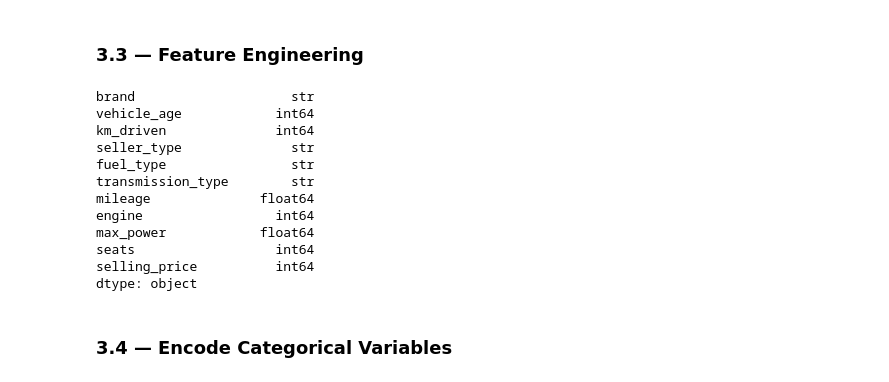
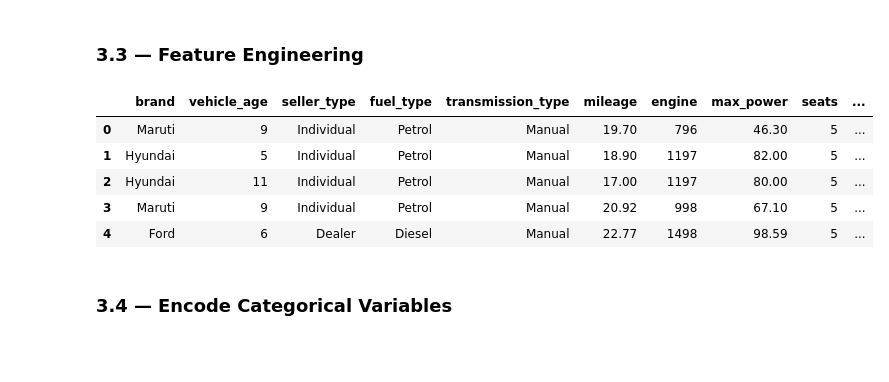
Before and after one commit to sufyan1105/Used-Car-Price-Prediction, a Jupyter notebook: used_car_price_predictor.ipynb, the cells around one changed output. Cells and saved outputs as stored; diff of their text form; code cells hidden in the pictures; blank space fills up the shorter version.

Commit message:
Did log for km_driven to fix the outliers in the data and dropped the column

```diff
--- a/used_car_price_predictor.ipynb
+++ b/used_car_price_predictor.ipynb
@@ -247,27 +247,31 @@ dtype: int64
 # %% [markdown]
 ### 3.3 — Feature Engineering
 # %%
-# HINT: You may already have car_age from EDA — reuse it here on df_clean instead of
-# recomputing from a 'year' column that doesn't exist in this dataset.
-# - This dataset's mileage/engine/max_power are already plain numbers (not strings like
-#   "23.4 kmpl"), so the usual unit-stripping step (str.extract + regex) isn't needed here.
-#   Check df_clean.dtypes to confirm before writing any extraction code.
-# - Consider whether km_driven's distribution (see your EDA) would benefit from a log
-#   transform — numpy has a function for this that pairs with expm1 later.
-df_clean.dtypes
+# fig, axes = plt.subplots(1, 2, figsize=(14, 5))
+
+# axes[0].hist(df_clean["km_driven"], bins=50, color="steelblue", edgecolor="white")
+# axes[0].set_title("Kilometers Driven – Original Distribution")
+# axes[0].set_xlabel("Kilometers Driven")
+# axes[0].set_ylabel("Count")
+
+# axes[1].hist(np.log1p(df_clean["km_driven"]), bins=50, color="darkorange", edgecolor="white")
+# axes[1].set_title("Kilometers Driven – Log-Transformed Distribution")
+# axes[1].set_xlabel("log1p(Kilometers Driven)")
+# axes[1].set_ylabel("Count")
+
+# plt.tight_layout()
+# plt.show()
+
+# df_clean["km_driven_log"] = np.log1p(df_clean["km_driven"])
+# df_clean.drop(columns=["km_driven"], inplace=True)
+df_clean.head()
 # %% [output]
-brand                    str
-vehicle_age            int64
-km_driven              int64
-seller_type              str
-fuel_type                str
-transmission_type        str
-mileage              float64
-engine                 int64
-max_power            float64
-seats                  int64
-selling_price          int64
-dtype: object
+|  | brand | vehicle_age | seller_type | fuel_type | transmission_type | mileage | engine | max_power | seats | ... |
+| 0 | Maruti | 9 | Individual | Petrol | Manual | 19.70 | 796 | 46.30 | 5 | ... |
+| 1 | Hyundai | 5 | Individual | Petrol | Manual | 18.90 | 1197 | 82.00 | 5 | ... |
+| 2 | Hyundai | 11 | Individual | Petrol | Manual | 17.00 | 1197 | 80.00 | 5 | ... |
+| 3 | Maruti | 9 | Individual | Petrol | Manual | 20.92 | 998 | 67.10 | 5 | ... |
+| 4 | Ford | 6 | Dealer | Diesel | Manual | 22.77 | 1498 | 98.59 | 5 | ... |
 # %% [markdown]
 ### 3.4 — Encode Categorical Variables
 # %%
```
Also changed, not shown: parts of 1 cell of this notebook.
